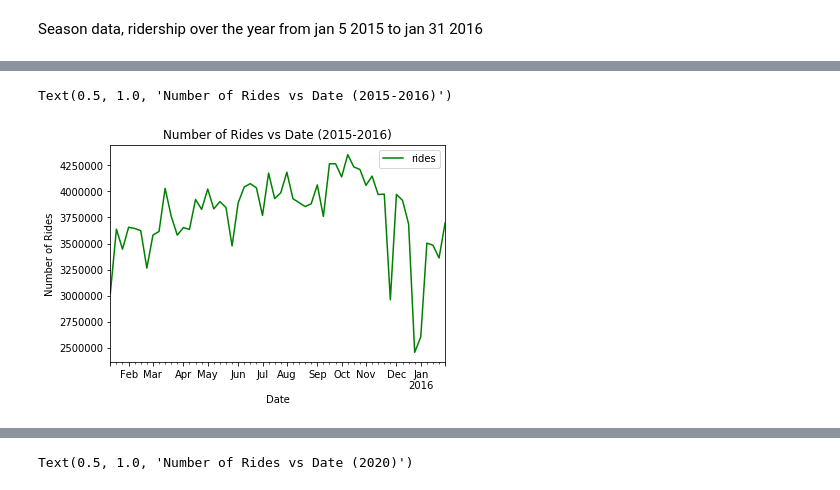
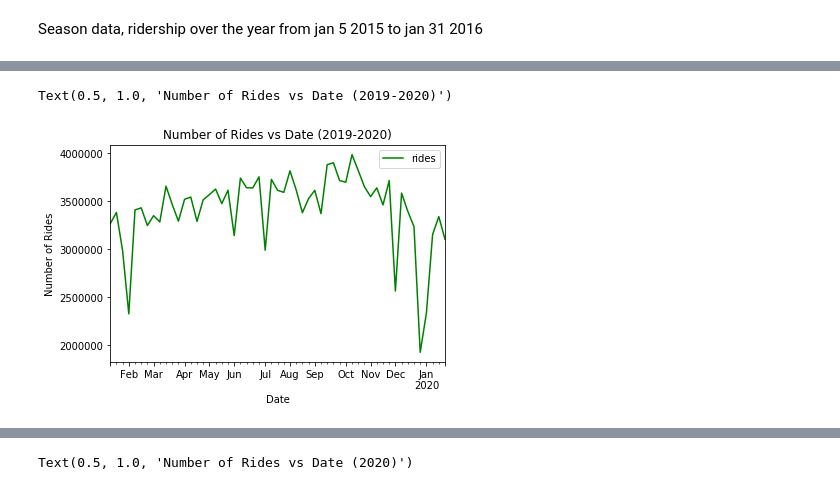
Before and after one commit to cdfencing/Project-I, a Jupyter notebook: lineplots_yearly_rides.ipynb, the cells around one changed output, grey strips where cells are left out. Drawn from its saved outputs; the diff is of its cells as text; code cells hidden in the pictures.

Commit message:
bus line plots

```diff
--- a/lineplots_yearly_rides.ipynb
+++ b/lineplots_yearly_rides.ipynb
@@ -20,11 +31,11 @@ Season data, ridership over the year from jan 5 2015 to jan 31 2016
 # %%
-L_data.loc[(L_data['date']>= "01-05-2015") & (L_data['date']<= "01-31-2016")].groupby(pd.Grouper(key='date', freq='W')).agg({
+L_data.loc[(L_data['date']>= "01-07-2019") & (L_data['date']<= "01-26-2020")].groupby(pd.Grouper(key='date', freq='W')).agg({
     'rides': 'sum'
 }).plot(kind = 'line', color='green')
 
 plt.xlabel('Date')
 plt.ylabel('Number of Rides')
-plt.title('Number of Rides vs Date (2015-2016)')
+plt.title('Number of Rides vs Date (2019-2020)')
 # %% [output]
-Text(0.5, 1.0, 'Number of Rides vs Date (2015-2016)')
+Text(0.5, 1.0, 'Number of Rides vs Date (2019-2020)')
-[figure, old version]
+[figure, new version]
```
Also changed, not shown: parts of 5 cells of this notebook, 2 other files.
